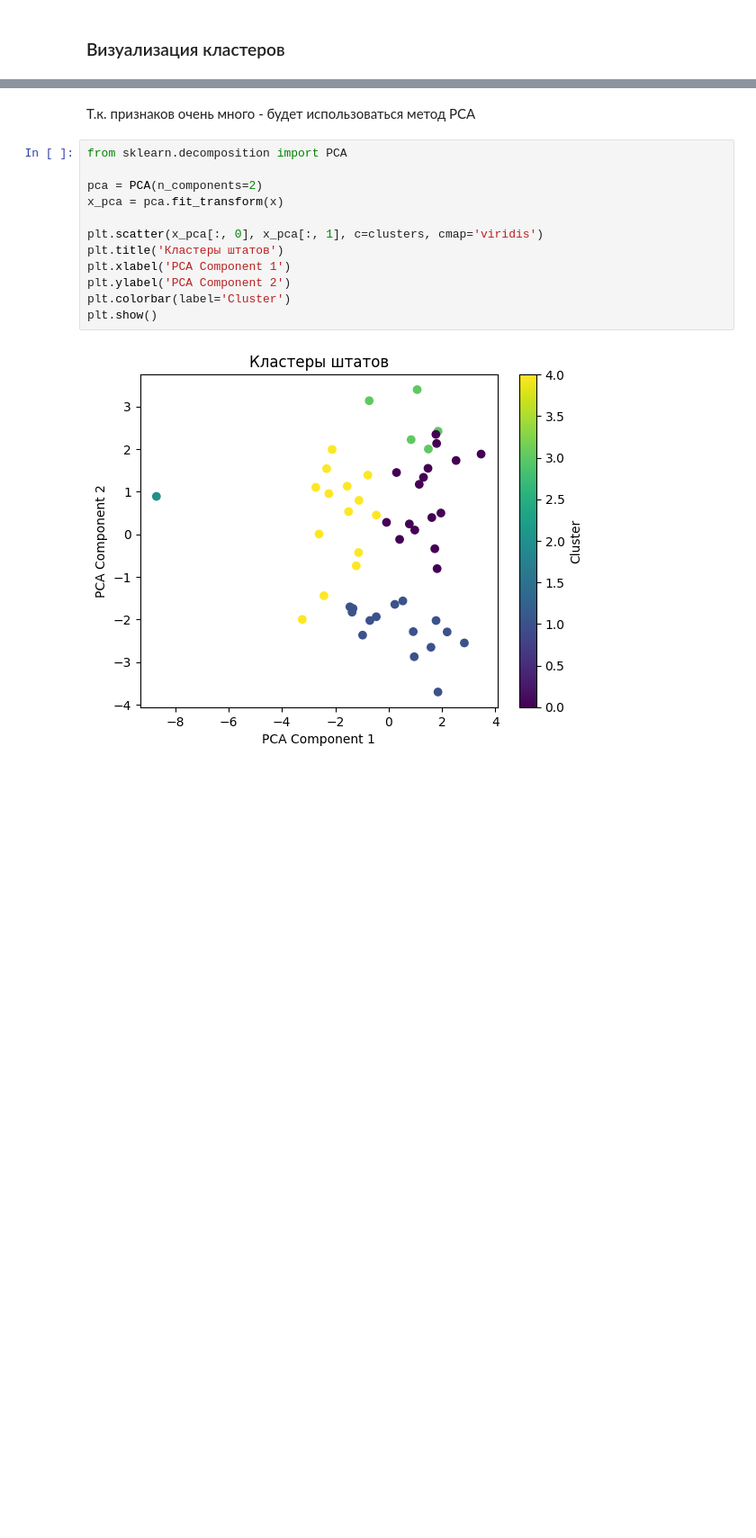
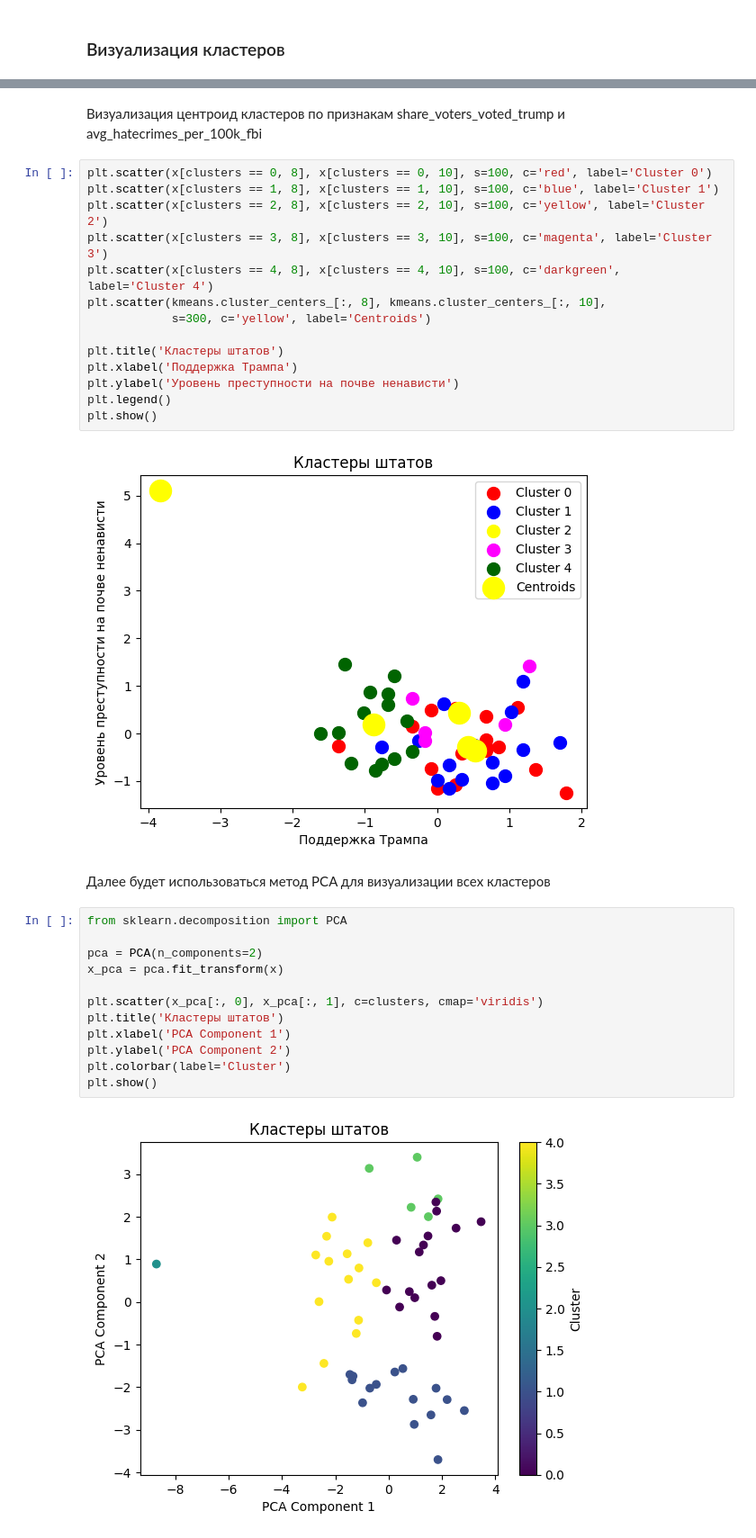
Before and after one commit to DedEye1/MasalskiyPIN241, a Jupyter notebook: LR6/LR6.ipynb, the cells around one changed output, grey strips where cells are left out. Shown at 90% size. Drawn from its saved outputs; the diff is of its cells as text; blank space fills up the shorter version.

```diff
--- a/LR6/LR6.ipynb
+++ b/LR6/LR6.ipynb
@@ -184,5 +214,23 @@ df.head()
+# %% [markdown]
+Визуализация центроид кластеров по признакам share_voters_voted_trump и avg_hatecrimes_per_100k_fbi
+# %%
+plt.scatter(x[clusters == 0, 8], x[clusters == 0, 10], s=100, c='red', label='Cluster 0')
+plt.scatter(x[clusters == 1, 8], x[clusters == 1, 10], s=100, c='blue', label='Cluster 1')
+plt.scatter(x[clusters == 2, 8], x[clusters == 2, 10], s=100, c='yellow', label='Cluster 2')
+plt.scatter(x[clusters == 3, 8], x[clusters == 3, 10], s=100, c='magenta', label='Cluster 3')
+plt.scatter(x[clusters == 4, 8], x[clusters == 4, 10], s=100, c='darkgreen', label='Cluster 4')
+plt.scatter(kmeans.cluster_centers_[:, 8], kmeans.cluster_centers_[:, 10],
+            s=300, c='yellow', label='Centroids')
+
+plt.title('Кластеры штатов')
+plt.xlabel('Поддержка Трампа')
+plt.ylabel('Уровень преступности на почве ненависти')
+plt.legend()
+plt.show()
+# %% [output]
+[figure, added]
 # %% [markdown]
-Т.к. признаков очень много - будет использоваться метод PCA
+Далее будет использоваться метод PCA для визуализации всех кластеров
 # %%
 from sklearn.decomposition import PCA
 
```
Also changed, not shown: parts of 4 cells of this notebook.
